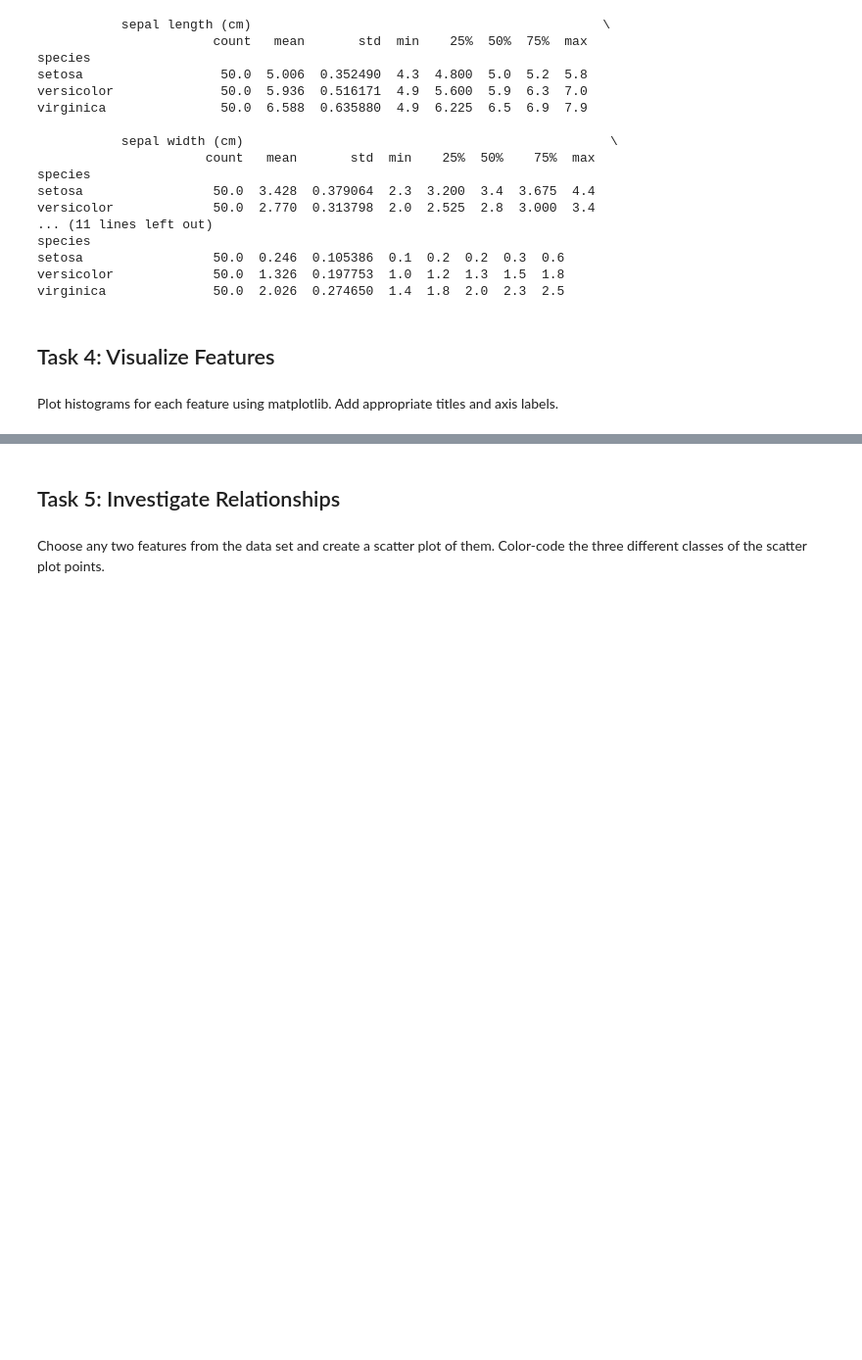
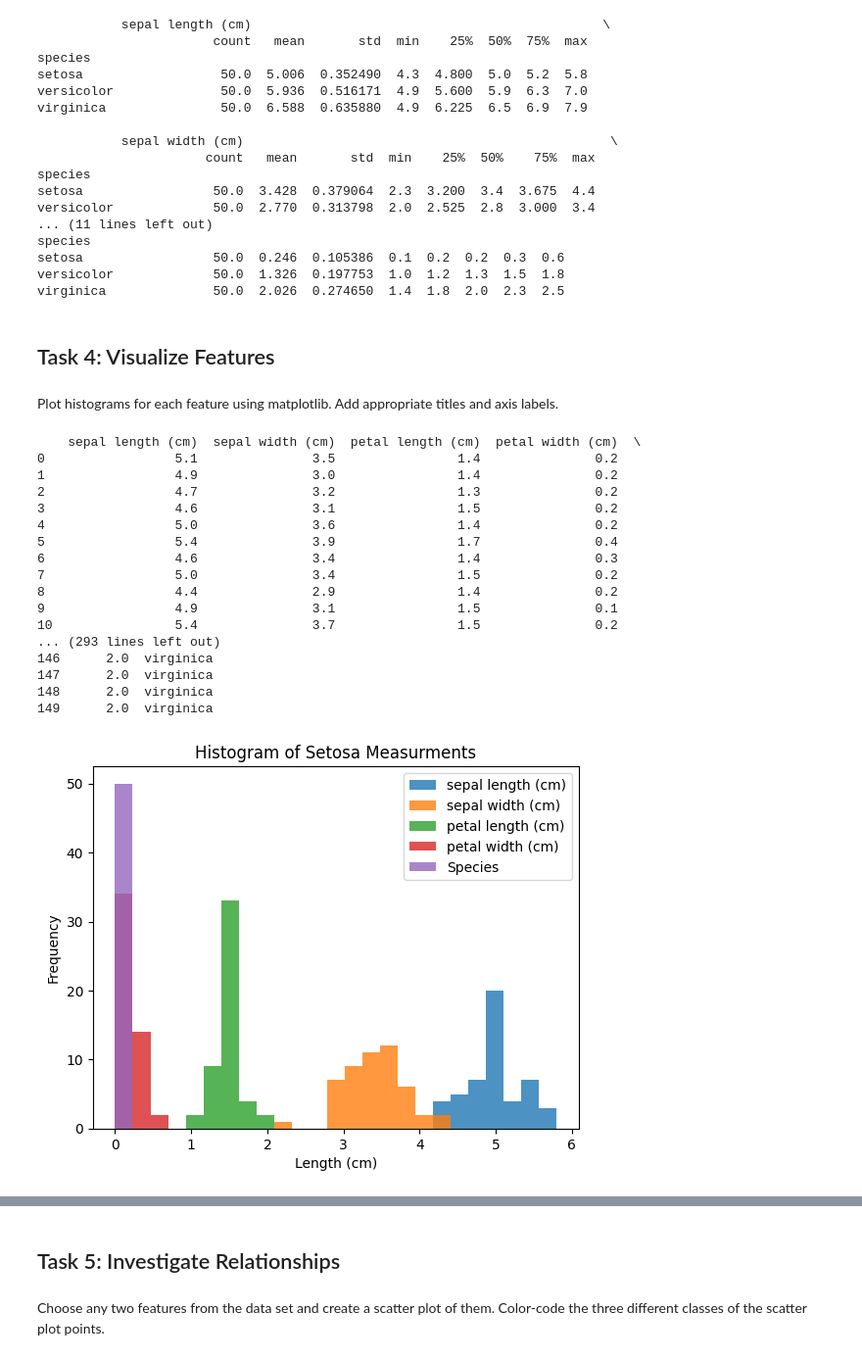
Before and after one commit to cathalred88/principles_of_data_analytics, a Jupyter notebook: tasks.ipynb, the cells around one changed output, grey strips where cells are left out. Shown at 98% size. Saved outputs shown, nothing was run; the diff lists cells and outputs as text; code cells hidden in the pictures; blank space fills up the shorter version.

```diff
--- a/tasks.ipynb
+++ b/tasks.ipynb
@@ -122,3 +121,41 @@ virginica              50.0  2.026  0.274650  1.4  1.8  2.0  2.3  2.5
 # %% [markdown]
 Plot histograms for each feature using matplotlib.
 Add appropriate titles and axis labels.
+# %%
+# split the main iris dataframe into three smaller dataframes to make calling individually simpler
+df1 = df[df['species'] == uniqueSpecies[0]] #Setosa
+df2 = df[df['species'] == uniqueSpecies[1]] #Versicolor
+df3 = df[df['species'] == uniqueSpecies[2]] #Virginicia
+print (df1)
+print (df2)
+print (df3)
+
+
+
+
+# Histograms for Petal and Sepal length each species
+ax1 = df1.plot(kind = 'hist', title ='Histogram of Setosa Measurments', alpha = 0.8, bins = 25, xlabel = 'Length (cm)', ylabel = 'Frequency')
+ax2 = df2.plot(kind = 'hist', title ='Histogram of Versicolor Measurments', alpha = 0.8, bins = 25, xlabel = 'Length (cm)', ylabel = 'Frequency')
+ax3 = df3.plot(kind = 'hist', title ='Histogram of Virginicia Measurments', alpha = 0.8, bins = 25, xlabel = 'Length (cm)', ylabel = 'Frequency')
+
+pt.savefig('histogramSetosa.png')
+pt.show()
+# %% [output]
+    sepal length (cm)  sepal width (cm)  petal length (cm)  petal width (cm)  \
+0                 5.1               3.5                1.4               0.2
+1                 4.9               3.0                1.4               0.2
+2                 4.7               3.2                1.3               0.2
+3                 4.6               3.1                1.5               0.2
+4                 5.0               3.6                1.4               0.2
+5                 5.4               3.9                1.7               0.4
+6                 4.6               3.4                1.4               0.3
+7                 5.0               3.4                1.5               0.2
+8                 4.4               2.9                1.4               0.2
+9                 4.9               3.1                1.5               0.1
+10                5.4               3.7                1.5               0.2
+... (293 lines left out)
+146      2.0  virginica
+147      2.0  virginica
+148      2.0  virginica
+149      2.0  virginica
+[figure, added]
```
Also changed, not shown: parts of 4 cells of this notebook, 2 other files.
